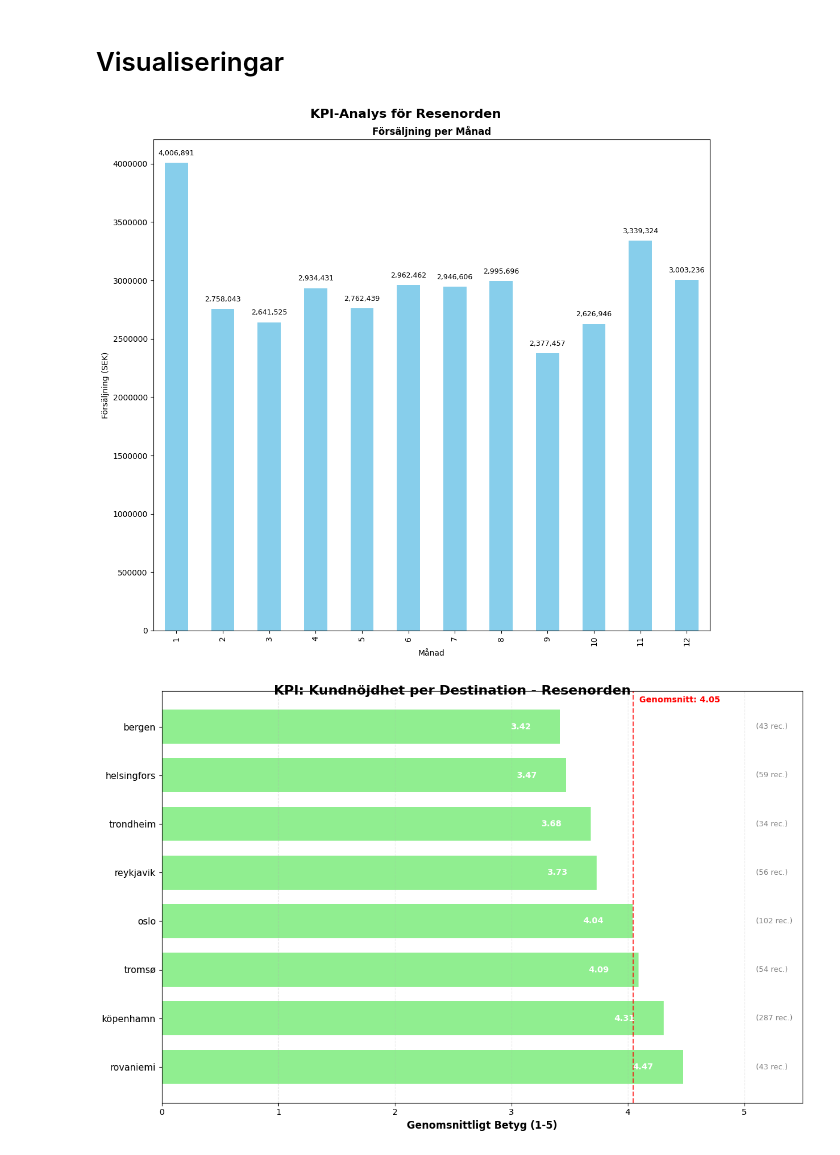
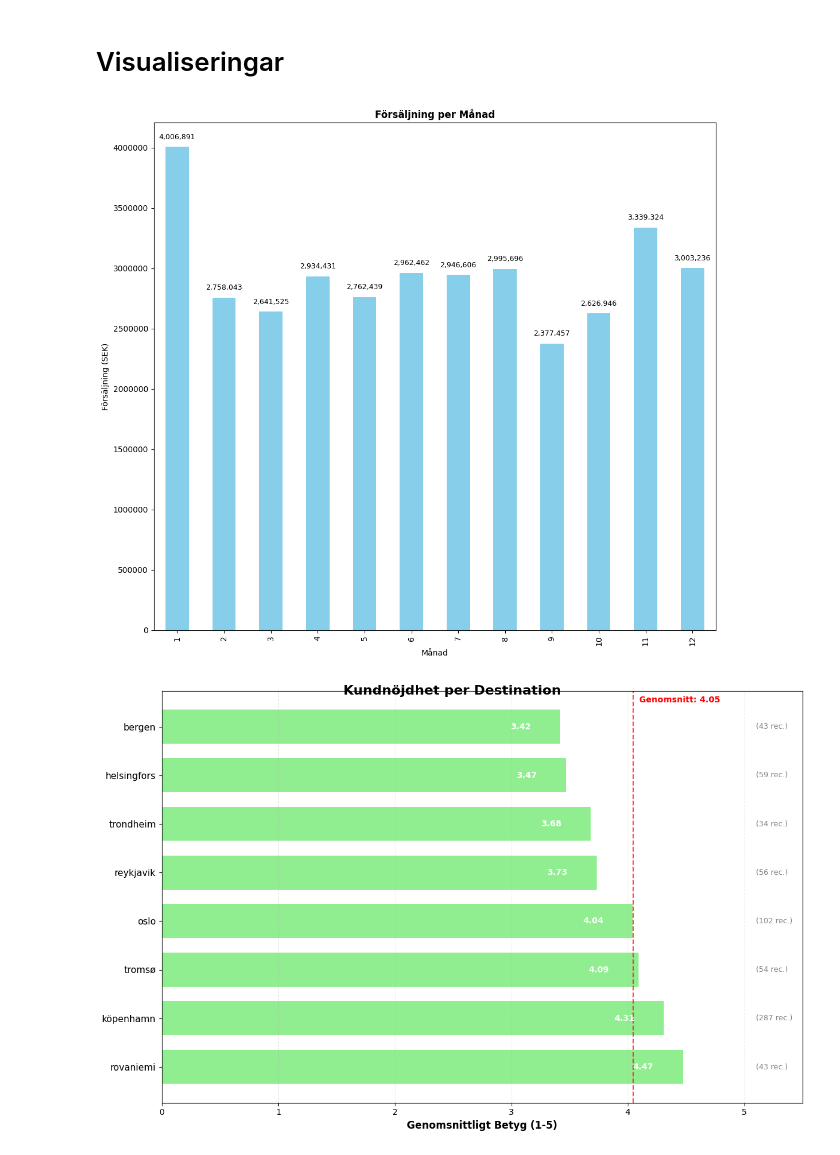
Before and after one commit to emmanuel03elick-pro/uppgift, a Jupyter notebook: etl_uppgift.ipynb, the cells around one changed output. Drawn from its saved outputs; the diff is of its cells as text; code cells hidden in the pictures.

```diff
--- a/etl_uppgift.ipynb
+++ b/etl_uppgift.ipynb
@@ -1086,29 +1086,29 @@ Anledning: Analysera betyg per destination för att kunna identifiera vilka resm
 # %%
 # Skapa figuren med bara 1 diagram
 fig, ax1 = plt.subplots(1, 1, figsize=(11, 10))
-fig.suptitle('KPI-Analys för Resenorden', fontsize=16, fontweight='bold')
+fig.suptitle('', fontsize=16, fontweight='bold')
 
 # 1. Försäljning per månad
 månads_försäljning.plot(kind='bar', color='skyblue', ax=ax1)
 ax1.set_title('Försäljning per Månad', fontweight='bold')
 ax1.set_xlabel('Månad')
 ax1.set_ylabel('Försäljning (SEK)')
 ax1.ticklabel_format(style='plain', axis='y')
 
 # Lägg till värden ovanpå staplarna
 for i, v in enumerate(månads_försäljning):
     ax1.text(i, v + 50000, f'{v:,.0f}', ha='center', va='bottom', fontsize=9)
 
 plt.tight_layout()
 plt.show()
 # %% [output]
-[figure, old version]
+[figure, new version]
 # %%
 # Skapa ett stort diagram (1x1)
 fig, ax3 = plt.subplots(1, 1, figsize=(12, 8))
 
 # Titel för hela figuren
-fig.suptitle('KPI: Kundnöjdhet per Destination - Resenorden',
+fig.suptitle('Kundnöjdhet per Destination',
              fontsize=16, fontweight='bold', y=0.95)
 
 # Förbered data
@@ -1159,4 +1159,4 @@ else:
 plt.tight_layout()
 plt.show()
 # %% [output]
-[figure, old version]
+[figure, new version]
```
Also changed, not shown: parts of 2 cells of this notebook, 2 other files.
